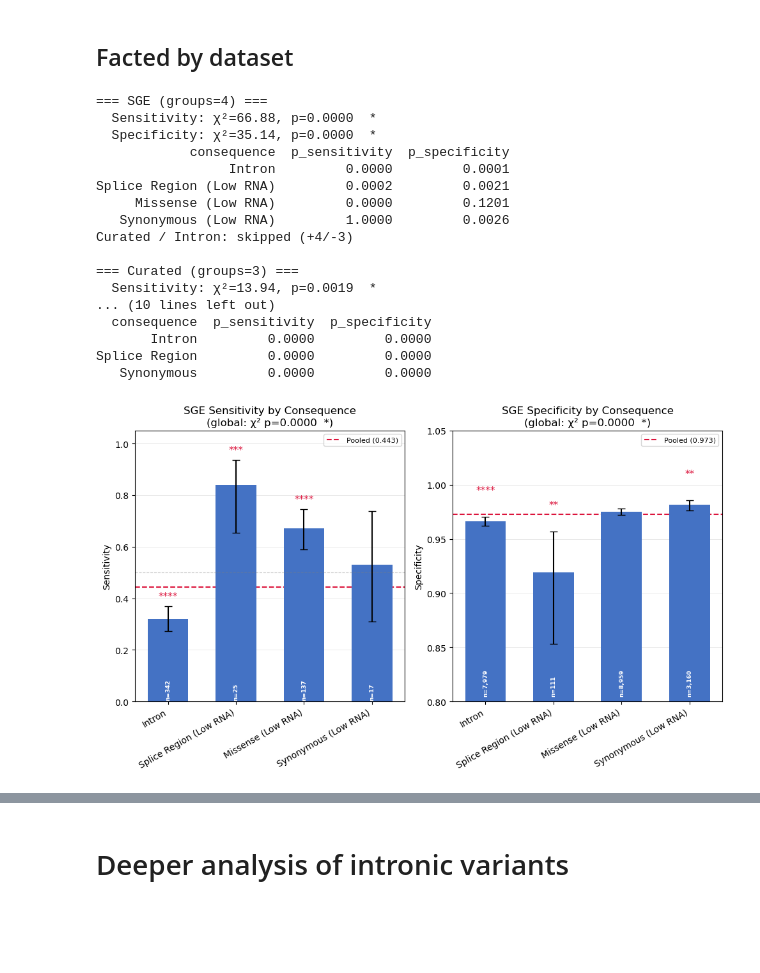
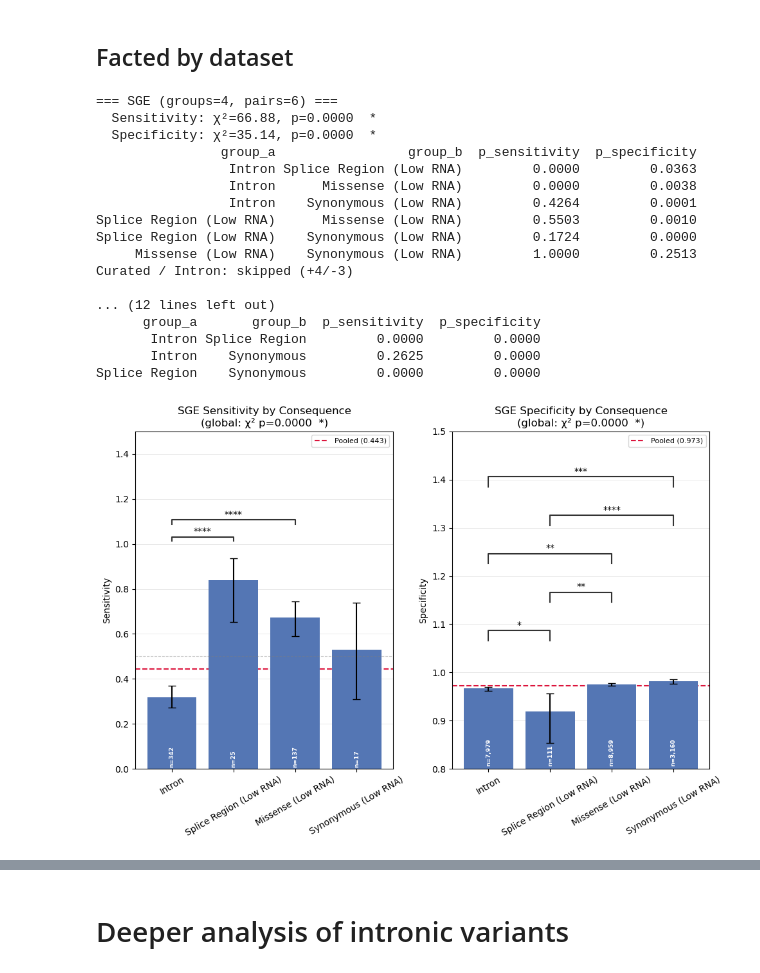
Before and after one commit to ivanw314/PillarProject_CAVA_Analysis, a Jupyter notebook: Notebooks/PP_SpliceAI_Joint_benchmarking.ipynb, the cells around one changed output, grey strips where cells are left out. Cells and saved outputs as stored; diff of their text form; code cells hidden in the pictures; blank space fills up the shorter version.

Commit message:
Update PP_SpliceAI_Joint_benchmarking.ipynb
Updated statistical framework for within dataset comparison

```diff
--- a/Notebooks/PP_SpliceAI_Joint_benchmarking.ipynb
+++ b/Notebooks/PP_SpliceAI_Joint_benchmarking.ipynb
@@ -724,70 +797,69 @@ for ds_name, groups in PER_DATASET_GROUPS.items():
             'tp': int(tp), 'n_pos': int(tp + fn),
             'tn': int(tn), 'n_neg': int(tn + fp),
         })
     summary_df_ds = pd.DataFrame(summary_rows_ds)
 
     # Global chi-square (Bonferroni × 2 for two simultaneous global tests)
     table_sens = np.array([[cm[1,1] for cm in cms_list], [cm[1,0] for cm in cms_list]])
     table_spec = np.array([[cm[0,0] for cm in cms_list], [cm[0,1] for cm in cms_list]])
 
     chi2_s, p_gs, _, _ = chi2_contingency(table_sens)
     chi2_p, p_gp, _, _ = chi2_contingency(table_spec)
     p_gs_adj = min(p_gs * 2, 1.0)
     p_gp_adj = min(p_gp * 2, 1.0)
 
-    # One-vs-rest post-hoc (Bonferroni per metric)
-    n_posthoc = len(eligible)
-    posthoc_rows_ds = []
-    for label in eligible:
-        cm_i    = cms_map[label]
-        cm_rest = np.zeros((2, 2), dtype=int)
-        for k in eligible:
-            if k != label:
-                cm_rest += cms_map[k]
+    # Pairwise post-hoc (Bonferroni per metric, factor = n_pairs)
+    n_pairs = len(eligible) * (len(eligible) - 1) // 2
+    pairwise_rows_ds = []
+    for la, lb in itertools.combinations(eligible, 2):
+        cm_a = cms_map[la]
+        cm_b = cms_map[lb]
 
-        tp_i, fn_i = int(cm_i[1,1]),    int(cm_i[1,0])
-        tp_r, fn_r = int(cm_rest[1,1]), int(cm_rest[1,0])
-        tn_i, fp_i = int(cm_i[0,0]),    int(cm_i[0,1])
-        tn_r, fp_r = int(cm_rest[0,0]), int(cm_rest[0,1])
+        _, p_sens = proportions_ztest(
+            [int(cm_a[1,1]), int(cm_b[1,1])],
+            [int(cm_a[1,1] + cm_a[1,0]), int(cm_b[1,1] + cm_b[1,0])],
+        )
+        _, p_spec = proportions_ztest(
+            [int(cm_a[0,0]), int(cm_b[0,0])],
+            [int(cm_a[0,0] + cm_a[0,1]), int(cm_b[0,0] + cm_b[0,1])],
+        )
 
-        _, p_sens = proportions_ztest([tp_i, tp_r], [tp_i+fn_i, tp_r+fn_r])
-        _, p_spec = proportions_ztest([tn_i, tn_r], [tn_i+fp_i, tn_r+fp_r])
+        pairwise_rows_ds.append({
+            'group_a':       la,
+            'group_b':       lb,
+            'p_sensitivity': min(p_sens * n_pairs, 1.0),
+            'p_specificity': min(p_spec * n_pairs, 1.0),
+        })
+    pairwise_df_ds = pd.DataFrame(pairwise_rows_ds)
 
-        posthoc_rows_ds.append({
-            'consequence':   label,
-            'p_sensitivity': min(p_sens * n_posthoc, 1.0),
-            'p_specificity': min(p_spec * n_posthoc, 1.0),
-        })
-    posthoc_df_ds = pd.DataFrame(posthoc_rows_ds)
-
-    print(f'\n=== {ds_name} (groups={n_posthoc}) ===')
+    print(f'\n=== {ds_name} (groups={len(eligible)}, pairs={n_pairs}) ===')
     print(f'  Sensitivity: χ²={chi2_s:.2f}, p={p_gs_adj:.4f}{"  *" if p_gs_adj < 0.05 else "  ns"}')
     print(f'  Specificity: χ²={chi2_p:.2f}, p={p_gp_adj:.4f}{"  *" if p_gp_adj < 0.05 else "  ns"}')
-    print(posthoc_df_ds.to_string(index=False, float_format=lambda x: f'{x:.4f}'))
+    print(pairwise_df_ds.to_string(index=False, float_format=lambda x: f'{x:.4f}'))
 
-    fig = plot_combined_comparison(
-        summary_df_ds, posthoc_df_ds, p_gs_adj, p_gp_adj,
+    fig = plot_combined_pairwise(
+        summary_df_ds, pairwise_df_ds, p_gs_adj, p_gp_adj,
         title_prefix=ds_name,
     )
     figs_per_dataset[ds_name] = fig
 
 plt.show()
 # %% [output]
-=== SGE (groups=4) ===
+=== SGE (groups=4, pairs=6) ===
   Sensitivity: χ²=66.88, p=0.0000  *
   Specificity: χ²=35.14, p=0.0000  *
-            consequence  p_sensitivity  p_specificity
-                 Intron         0.0000         0.0001
-Splice Region (Low RNA)         0.0002         0.0021
-     Missense (Low RNA)         0.0000         0.1201
-   Synonymous (Low RNA)         1.0000         0.0026
+                group_a                 group_b  p_sensitivity  p_specificity
+                 Intron Splice Region (Low RNA)         0.0000         0.0363
+                 Intron      Missense (Low RNA)         0.0000         0.0038
+                 Intron    Synonymous (Low RNA)         0.4264         0.0001
+Splice Region (Low RNA)      Missense (Low RNA)         0.5503         0.0010
+Splice Region (Low RNA)    Synonymous (Low RNA)         0.1724         0.0000
+     Missense (Low RNA)    Synonymous (Low RNA)         1.0000         0.2513
 Curated / Intron: skipped (+4/-3)
 
-=== Curated (groups=3) ===
-  Sensitivity: χ²=13.94, p=0.0019  *
-... (10 lines left out)
-  consequence  p_sensitivity  p_specificity
-       Intron         0.0000         0.0000
-Splice Region         0.0000         0.0000
-   Synonymous         0.0000         0.0000
+... (12 lines left out)
+      group_a       group_b  p_sensitivity  p_specificity
+       Intron Splice Region         0.0000         0.0000
+       Intron    Synonymous         0.2625         0.0000
+Splice Region    Synonymous         0.0000         0.0000
-[figure, old version]
+[figure, new version]
```
Also changed, not shown: parts of 2 cells of this notebook.
